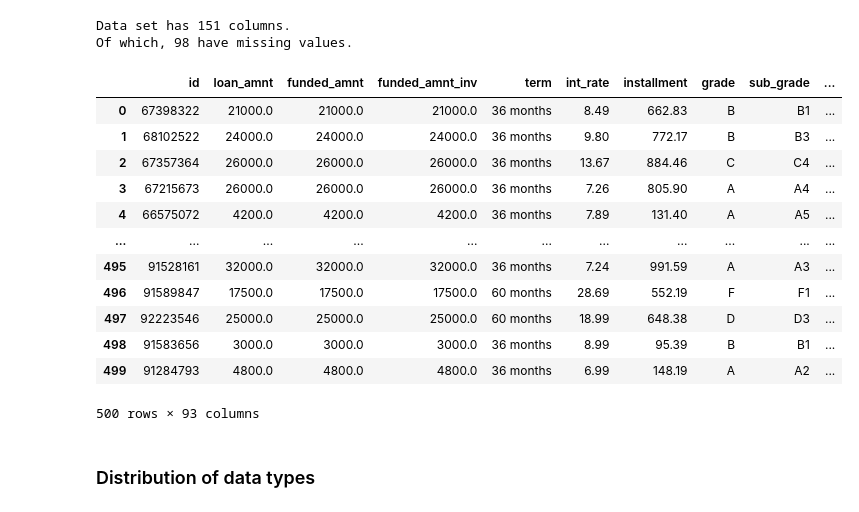
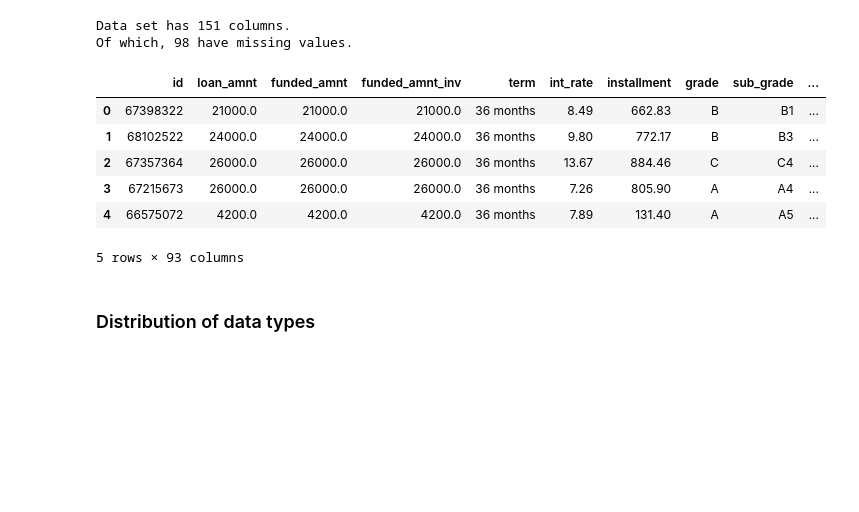
Before and after one commit to dmtrinh/SyntheticData, a Jupyter notebook: SDV.ipynb, the cells around one changed output. Saved outputs shown, nothing was run; the diff lists cells and outputs as text; code cells hidden in the pictures; blank space fills up the shorter version.

```diff
--- a/SDV.ipynb
+++ b/SDV.ipynb
@@ -16,7 +18,7 @@ import pandas as pd
 # %% [markdown]
 ## Load and prep data set
 # %%
-original_df = pd.read_csv('./500_accepted_2007_2018Q4.csv', low_memory=False)
+original_df = pd.read_csv('../500_accepted_2007_2018Q4.csv', low_memory=False)
 original_df.shape
 # %% [output]
 (500, 151)
@@ -72,22 +74,16 @@ Of which, 98 have missing values.
 # %%
 # Drop columns with a certain threshold of missing values
 threshold = 75 # % threshold
 df.dropna(axis='columns', thresh=int(threshold/100*len(df)), inplace=True)
-df
+df.head()
 # %% [output]
 |  | id | loan_amnt | funded_amnt | funded_amnt_inv | term | int_rate | installment | grade | sub_grade | ... |
 | 0 | 67398322 | 21000.0 | 21000.0 | 21000.0 | 36 months | 8.49 | 662.83 | B | B1 | ... |
 | 1 | 68102522 | 24000.0 | 24000.0 | 24000.0 | 36 months | 9.80 | 772.17 | B | B3 | ... |
 | 2 | 67357364 | 26000.0 | 26000.0 | 26000.0 | 36 months | 13.67 | 884.46 | C | C4 | ... |
 | 3 | 67215673 | 26000.0 | 26000.0 | 26000.0 | 36 months | 7.26 | 805.90 | A | A4 | ... |
 | 4 | 66575072 | 4200.0 | 4200.0 | 4200.0 | 36 months | 7.89 | 131.40 | A | A5 | ... |
-| ... | ... | ... | ... | ... | ... | ... | ... | ... | ... | ... |
-| 495 | 91528161 | 32000.0 | 32000.0 | 32000.0 | 36 months | 7.24 | 991.59 | A | A3 | ... |
-| 496 | 91589847 | 17500.0 | 17500.0 | 17500.0 | 60 months | 28.69 | 552.19 | F | F1 | ... |
-| 497 | 92223546 | 25000.0 | 25000.0 | 25000.0 | 60 months | 18.99 | 648.38 | D | D3 | ... |
-| 498 | 91583656 | 3000.0 | 3000.0 | 3000.0 | 36 months | 8.99 | 95.39 | B | B1 | ... |
-| 499 | 91284793 | 4800.0 | 4800.0 | 4800.0 | 36 months | 6.99 | 148.19 | A | A2 | ... |
-500 rows × 93 columns
+5 rows × 93 columns
 # %% [markdown]
 ### Distribution of data types
 # %%
```
Also changed, not shown: parts of 10 cells of this notebook.
